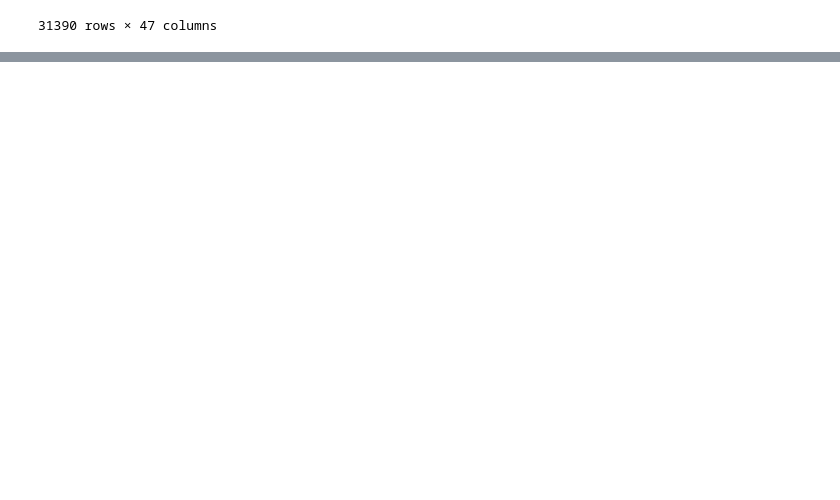
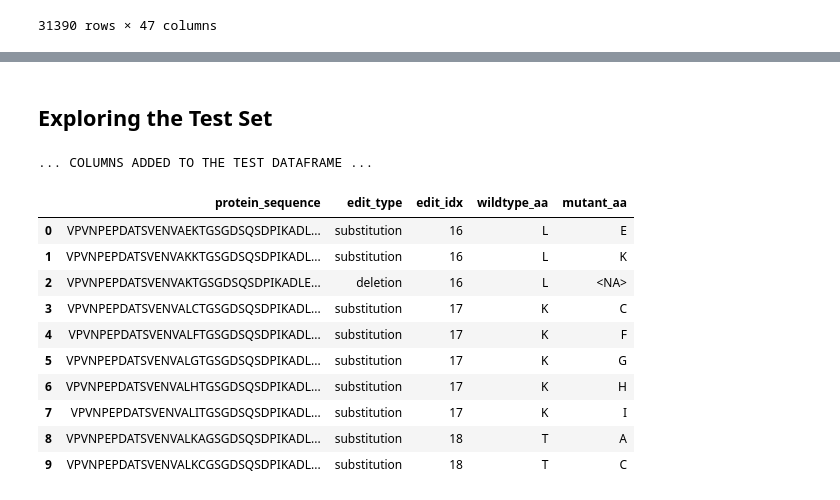
Before and after one commit to mattocanas/Novozyme-Stability-Prediction, a Jupyter notebook: Main.ipynb, the cells around one changed output, grey strips where cells are left out. Cells and saved outputs as stored; diff of their text form; code cells hidden in the pictures; blank space fills up the shorter version.

```diff
--- a/Main.ipynb
+++ b/Main.ipynb
@@ -720,0 +788,20 @@ train_df
+# %% [markdown]
+## Exploring the Test Set
+# %%
+test_df = test_df.progress_apply(get_mutation_info, axis=1)
+# %%
+print("\n... COLUMNS ADDED TO THE TEST DATAFRAME ...\n")
+display(test_df[["protein_sequence", "edit_type", "edit_idx", "wildtype_aa", "mutant_aa"]].head(10))
+# %% [output]
+... COLUMNS ADDED TO THE TEST DATAFRAME ...
+|  | protein_sequence | edit_type | edit_idx | wildtype_aa | mutant_aa |
+| 0 | VPVNPEPDATSVENVAEKTGSGDSQSDPIKADL... | substitution | 16 | L | E |
+| 1 | VPVNPEPDATSVENVAKKTGSGDSQSDPIKADL... | substitution | 16 | L | K |
+| 2 | VPVNPEPDATSVENVAKTGSGDSQSDPIKADLE... | deletion | 16 | L | <NA> |
+| 3 | VPVNPEPDATSVENVALCTGSGDSQSDPIKADL... | substitution | 17 | K | C |
+| 4 | VPVNPEPDATSVENVALFTGSGDSQSDPIKADL... | substitution | 17 | K | F |
+| 5 | VPVNPEPDATSVENVALGTGSGDSQSDPIKADL... | substitution | 17 | K | G |
+| 6 | VPVNPEPDATSVENVALHTGSGDSQSDPIKADL... | substitution | 17 | K | H |
+| 7 | VPVNPEPDATSVENVALITGSGDSQSDPIKADL... | substitution | 17 | K | I |
+| 8 | VPVNPEPDATSVENVALKAGSGDSQSDPIKADL... | substitution | 18 | T | A |
+| 9 | VPVNPEPDATSVENVALKCGSGDSQSDPIKADL... | substitution | 18 | T | C |
```
Also changed, not shown: parts of 27 cells of this notebook.
